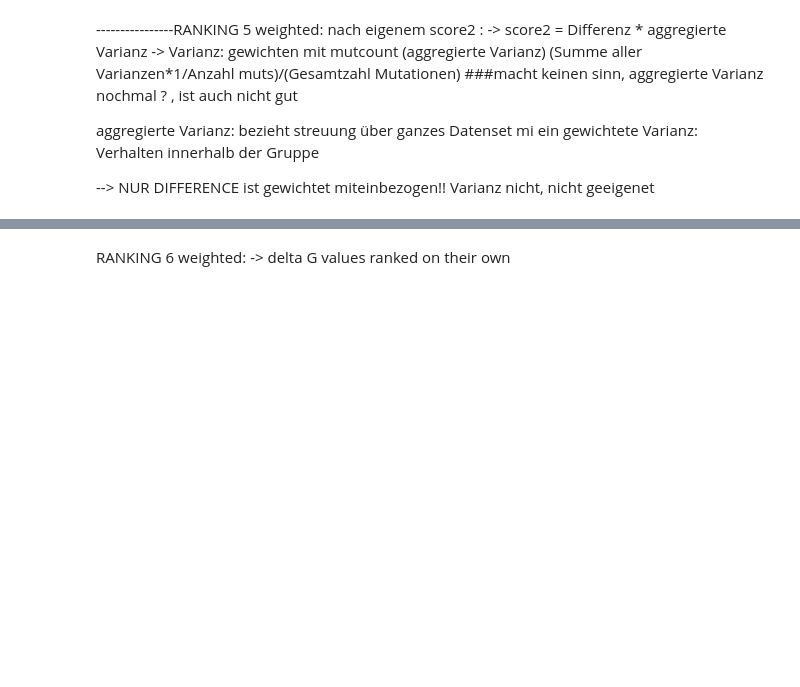
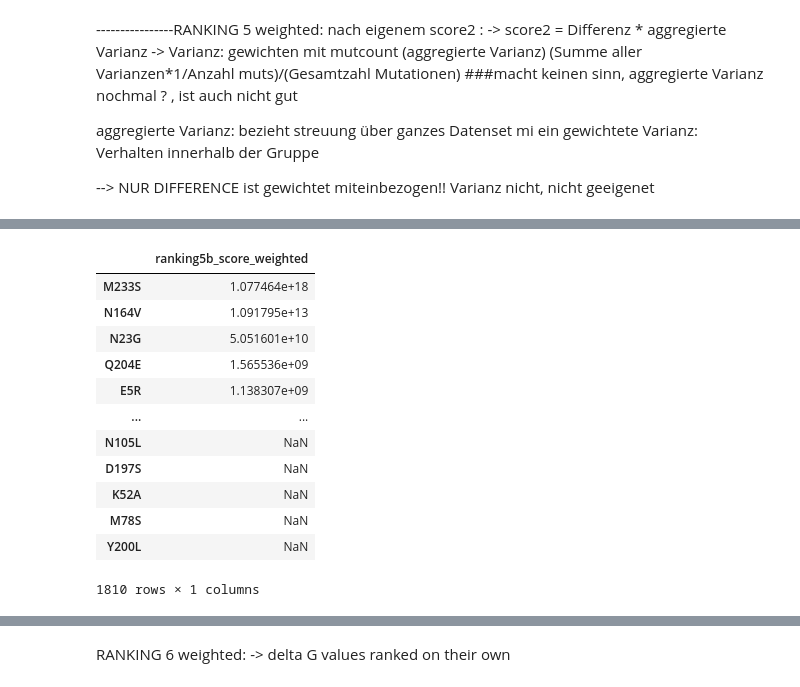
Before and after one commit to datascience-mobi-2023/topic02_team03, a Jupyter notebook: Epistasis Analysis/Rankings/jupyter notebooks/weighted rankings.ipynb, the cells around one changed output, grey strips where cells are left out. Drawn from its saved outputs; the diff is of its cells as text; code cells hidden in the pictures; blank space fills up the shorter version.

```diff
--- a/Epistasis Analysis/Rankings/jupyter notebooks/weighted rankings.ipynb
+++ b/Epistasis Analysis/Rankings/jupyter notebooks/weighted rankings.ipynb
@@ -365,0 +444,19 @@ print(weighted_variance_mean_per_mutant_df)
+# %%
+#PREP for 5b: variances weighted with mean_fitness_scores as weights
+#dataframe with the mean fscores of each mutation count
+mean_fitness_scores = pd.DataFrame(index = range(2,16), columns = ["mean_fitness_score"])
+for i in range(2,16):
+    fscore_mutcount_mean = count_fscore_frame["DMS_score"].loc[count_fscore_frame["mut_count"] == i].mean()
+    mean_fitness_scores.loc[i, "mean_fitness_score"] = fscore_mutcount_mean
+
+weighted_variances_try = pd.Series(index=variance_per_mutant_count_df_16.index)
+
+for mutation in all_possible_mutations:
+    row_variance = variance_per_mutant_count_df_16.loc[mutation]
+    non_nan_values_variance = row_variance.dropna()
+
+    if len(non_nan_values_variance) > 0:
+        non_nan_weights_variance = mean_fitness_scores.loc[non_nan_values_variance.index]['mean_fitness_score']
+        weighted_variances_try[mutation] = np.average(non_nan_values_variance, weights=non_nan_weights_variance)
+
+weighted_variances_try_df = pd.DataFrame({'Weighted Variances': weighted_variances_try})
@@ -412,0 +565,24 @@ print(ranking5_weighted1)
+# %%
+#5b: weighted variance: 2 to 16 weighted with fscores
+list_ranking5b_weighted = []
+for i in all_possible_mutations:
+
+    score_ranking5b_weighted = (all_differences_means_weighted.loc[i].values[0] * df_wie_oft_muts_insg.loc[i].values[0]* 51714) / (weighted_variances_try_df.loc[i].values[0])
+    list_ranking5b_weighted.append(score_ranking5b_weighted)
+ranking5b_unsorted_weighted = pd.DataFrame(list_ranking5b_weighted, index=all_possible_mutations, columns=['ranking5b_score_weighted'])
+ranking5b_weighted = ranking5b_unsorted_weighted.sort_values(by='ranking5b_score_weighted', ascending= False)
+ranking5b_weighted
+# %% [output]
+|  | ranking5b_score_weighted |
+| M233S | 1.077464e+18 |
+| N164V | 1.091795e+13 |
+| N23G | 5.051601e+10 |
+| Q204E | 1.565536e+09 |
+| E5R | 1.138307e+09 |
+| ... | ... |
+| N105L | NaN |
+| D197S | NaN |
+| K52A | NaN |
+| M78S | NaN |
+| Y200L | NaN |
+1810 rows × 1 columns
```
Also changed, not shown: parts of 17 cells of this notebook.
